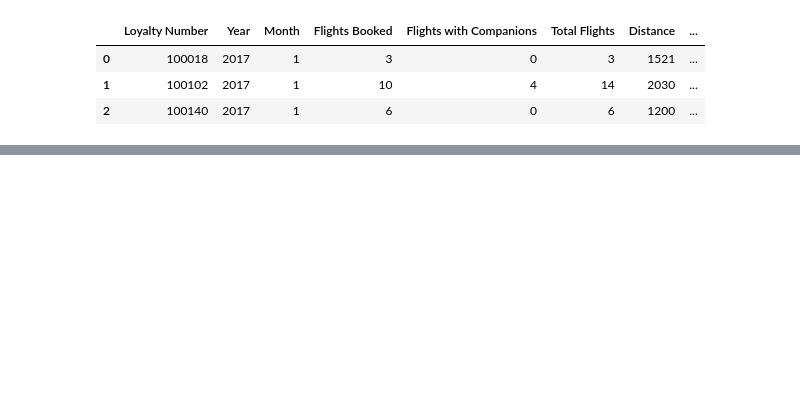
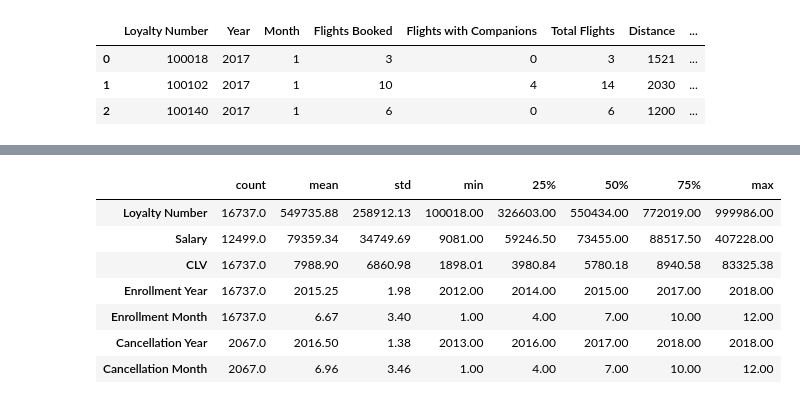
Before and after one commit to Adalab/bda-modulo-3-evaluacion-final-nerearial, a Jupyter notebook: bda-modulo-3-evaluacion-final-nerearial.ipynb, the cells around one changed output, grey strips where cells are left out. Cells and saved outputs as stored; diff of their text form; code cells hidden in the pictures; blank space fills up the shorter version.

```diff
--- a/bda-modulo-3-evaluacion-final-nerearial.ipynb
+++ b/bda-modulo-3-evaluacion-final-nerearial.ipynb
@@ -88,0 +223,4 @@ redondeado
+# %%
+# Lectura del CSV 'Customer Flight Activity' y display de los 3 primeros resultados para comprobar la estructura del archivo.
+loyalty = pd.read_csv('Files/Customer Loyalty History.csv')
+loyalty.head(3)
@@ -88,0 +316,6 @@ redondeado
+# %%
+# Primero vamos a eliminar los negativos, quitándole el signo -. Lo comprendemos como un error de imputación:
+# loyalty['Salary'] = loyalty['Salary'].astype(str).str.replace('-',"") --- Con este código nos lo convierte a string!!!!!
+
+loyalty['Salary'] = abs(loyalty['Salary'])
+loyalty['Salary']
@@ -88,0 +364,11 @@ redondeado
+# %%
+# Decidimos sustituir los nulos de 'Salary' por la media del resto de columnas:
+
+salary_mean = loyalty['Salary'].mean()
+description = round(loyalty.describe(),2).T
+
+print(salary_mean)
+
+loyalty['Salary'] = loyalty['Salary'].fillna(salary_mean)
+
+print(f'Los datos descriptivos después de la sustitución:{description}')
@@ -88,0 +394,13 @@ redondeado
+# %%
+# Con '.describe' sacamos los estadísticos principales ANTES DE LA LIMPIEZA:
+round(loyalty.describe(),2).T
+# utilizamos el traspose para que lo podamos visualizarlo mejor
+# %% [output]
+|  | count | mean | std | min | 25% | 50% | 75% | max |
+| Loyalty Number | 16737.0 | 549735.88 | 258912.13 | 100018.00 | 326603.00 | 550434.00 | 772019.00 | 999986.00 |
+| Salary | 12499.0 | 79359.34 | 34749.69 | 9081.00 | 59246.50 | 73455.00 | 88517.50 | 407228.00 |
+| CLV | 16737.0 | 7988.90 | 6860.98 | 1898.01 | 3980.84 | 5780.18 | 8940.58 | 83325.38 |
+| Enrollment Year | 16737.0 | 2015.25 | 1.98 | 2012.00 | 2014.00 | 2015.00 | 2017.00 | 2018.00 |
+| Enrollment Month | 16737.0 | 6.67 | 3.40 | 1.00 | 4.00 | 7.00 | 10.00 | 12.00 |
+| Cancellation Year | 2067.0 | 2016.50 | 1.38 | 2013.00 | 2016.00 | 2017.00 | 2018.00 | 2018.00 |
+| Cancellation Month | 2067.0 | 6.96 | 3.46 | 1.00 | 4.00 | 7.00 | 10.00 | 12.00 |
```
Also changed, not shown: parts of 40 cells of this notebook.
